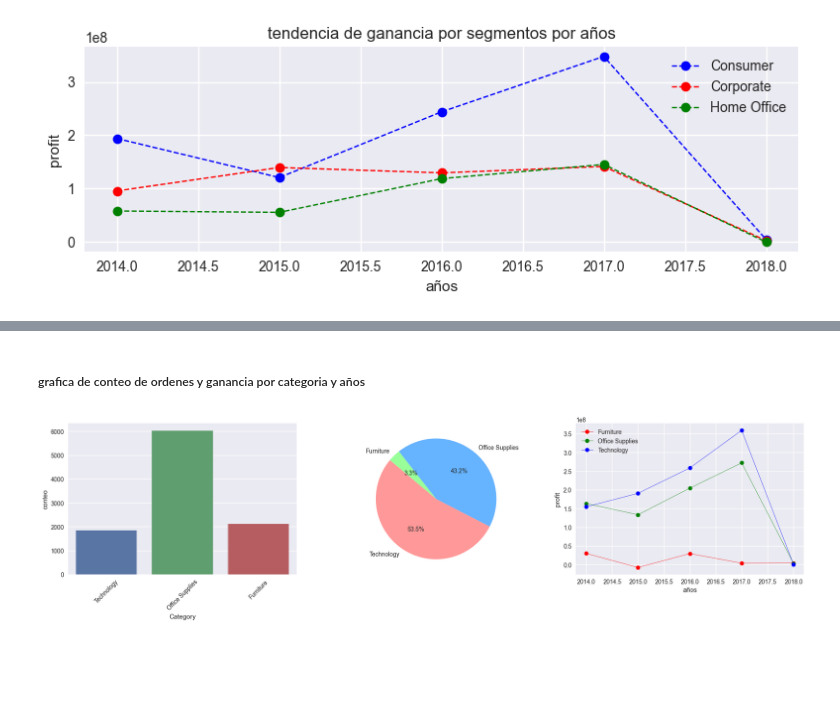
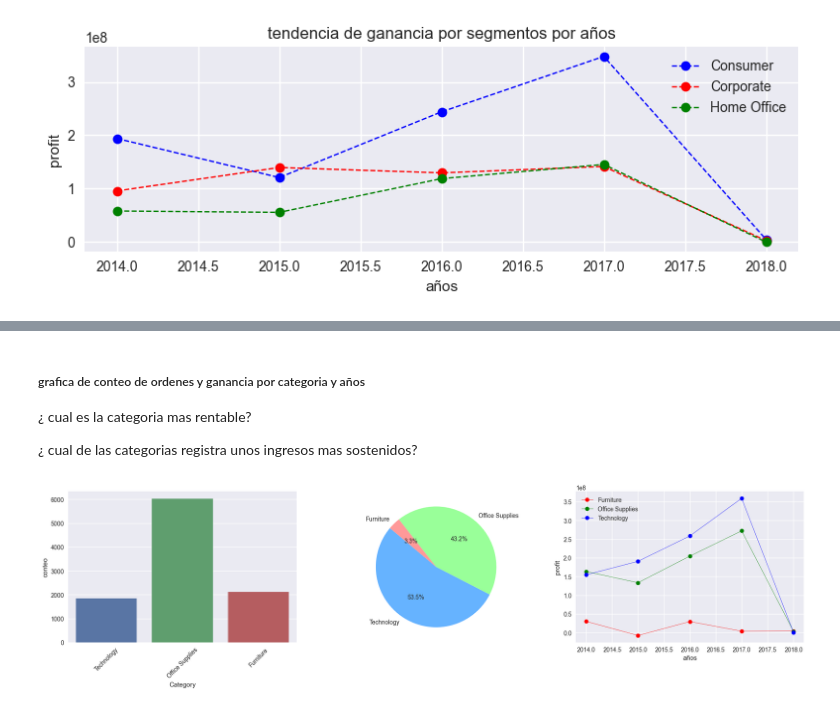
Before and after one commit to repos-especializacion-UdeA/tarea-fundamentos, a Jupyter notebook: entrega_udea_.ipynb, the cells around one changed output, grey strips where cells are left out. Drawn from its saved outputs; the diff is of its cells as text; code cells hidden in the pictures; blank space fills up the shorter version.

```diff
--- a/entrega_udea_.ipynb
+++ b/entrega_udea_.ipynb
@@ -303,23 +302,27 @@ plt.show()
 # %% [markdown]
 ##### grafica  de conteo de ordenes y ganancia por categoria y años
+
+¿ cual es la categoria mas rentable?
+
+¿ cual de las categorias registra unos ingresos mas sostenidos?
 # %%
 fig , ax =plt.subplots(1,3,figsize=(18, 5))
 
 sns.barplot(x=categoria_s.Category,y=categoria_s.conteo,data=categoria_s,hue='Category',ax=ax[0])
 ax[0].tick_params(axis='x', rotation=45)
 
 ax[2].set_xlabel('años')
 ax[2].set_ylabel('profit')
 
 ax[2].plot(tabla_pivote_categoria.index,tabla_pivote_categoria['Furniture'],color='r',marker='o',linestyle='-',linewidth=0.5,label='Furniture')
 ax[2].plot(tabla_pivote_categoria.index,tabla_pivote_categoria['Office Supplies'],color='g',marker='o',linestyle='-',linewidth=0.5,label='Office Supplies')
 ax[2].plot(tabla_pivote_categoria.index,tabla_pivote_categoria['Technology'],color='b',marker='o',linestyle='-',linewidth=0.5,label='Technology')
 ax[2].legend()
 
-ax[1].pie(categoria_s['suma'], labels=categoria_s['Category'], autopct='%1.1f%%', startangle=140, colors=['#ff9999','#66b3ff','#99ff99','#ffcc99'])
+ax[1].pie(categoria_s['suma'], labels=categoria_s['Category'], autopct='%1.1f%%', startangle=140, colors=['#66b3ff','#99ff99','#ff9999','#ffcc99'])
 
 plt.tight_layout()
 
 plt.show()
 # %% [output]
-[figure, old version]
+[figure, new version]
```
Also changed, not shown: parts of 5 cells of this notebook.
